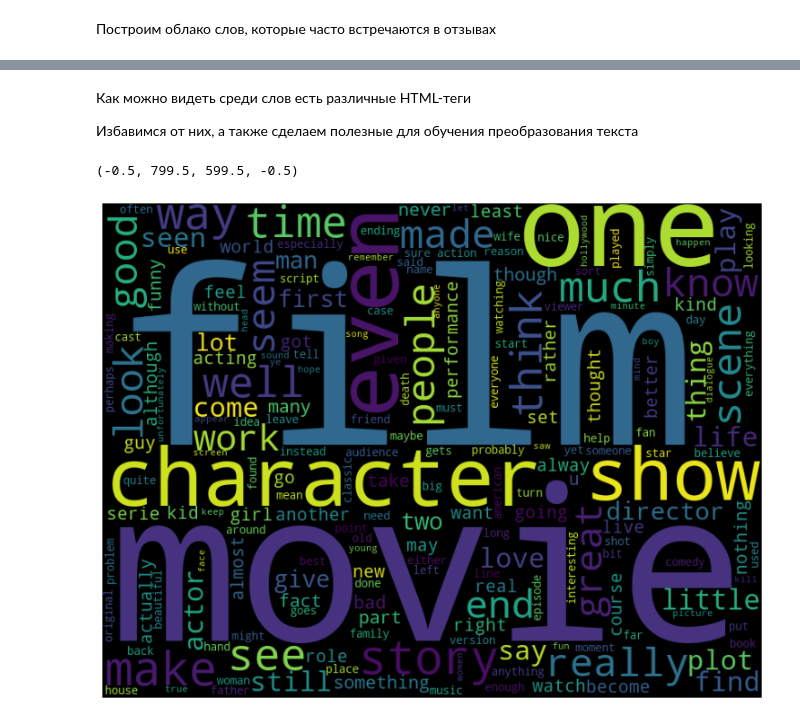
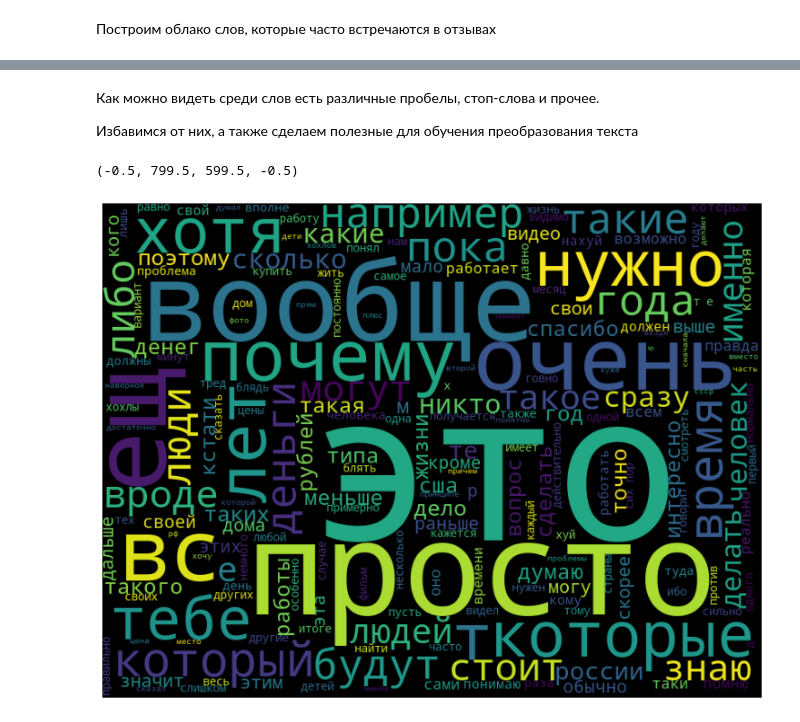
Before and after one commit to DimaScientist/Sentiment-Analysis, a Jupyter notebook: exploratory analysis.ipynb, the cells around one changed output, grey strips where cells are left out. Drawn from its saved outputs; the diff is of its cells as text; code cells hidden in the pictures.

Commit message:
add russian text dataset

```diff
--- a/exploratory analysis.ipynb
+++ b/exploratory analysis.ipynb
@@ -25,3 +22,5 @@ test_data = pd.read_csv("./data/testData.tsv", delimiter="\t")
+# %%
+train_data = pd.read_csv("./data/russian_toxic_comments.csv")
 # %%
 train_data.head()
 # %% [output]
@@ -49,6 +38,3 @@ test_data.head()
-# %%
-# id не несете никакой смысловой нагрузки, от него можно избавиться
-train_data = train_data.drop(columns=["id"], axis=1)
 # %%
 train_data.info()
 # %% [output]
@@ -130,5 +116,5 @@ plt.axis('off')
 # %% [markdown]
-Как можно видеть среди слов есть различные HTML-теги
+Как можно видеть среди слов есть различные пробелы, стоп-слова и прочее.
 
 Избавимся от них, а также сделаем полезные для обучения преобразования текста
 # %%
@@ -143,26 +129,26 @@ def preprocess_text(raw: str) -> str:
     text = BeautifulSoup(raw, "lxml").get_text()
 
     # удаляем не-слова (цифры, пробелы и прочее), заменяя их на пробел
-    letters_only = re.sub("[^a-zA-Z]", " ", text)
+    letters_only = re.sub("[^а-яА-Я]", " ", text)
 
     # переводим в нижний регистр
     lowercase_text = letters_only.lower()
 
     # удаляем стоп-слова (союзы, предлоги и прочее)
-    no_stop_words = [word for word in lowercase_text.split() if word not in set(stopwords.words("english"))]
+    no_stop_words = [word for word in lowercase_text.split() if word not in set(stopwords.words("russian"))]
 
     # объединяем получившееся в предложение
     return " ".join(no_stop_words)
 # %%
 clear_train = train_data.copy()
-clear_train["review"] = clear_train["review"].apply(preprocess_text)
+clear_train["comment"] = clear_train["comment"].apply(preprocess_text)
 # %%
-cloud = WordCloud(width=800, height=600, stopwords=set(STOPWORDS)).generate(" ".join(clear_train["review"]))
+cloud = WordCloud(width=800, height=600, stopwords=set(STOPWORDS)).generate(" ".join(clear_train["comment"]))
 plt.figure(figsize=(16,10))
 plt.imshow(cloud)
 plt.axis('off')
 # %% [output]
 (-0.5, 799.5, 599.5, -0.5)
-[figure, old version]
+[figure, new version]
 # %%
 clear_train.to_csv("./data/clear_train_data.csv", index=False)
```
Also changed, not shown: parts of 15 cells of this notebook, 7 other files.
